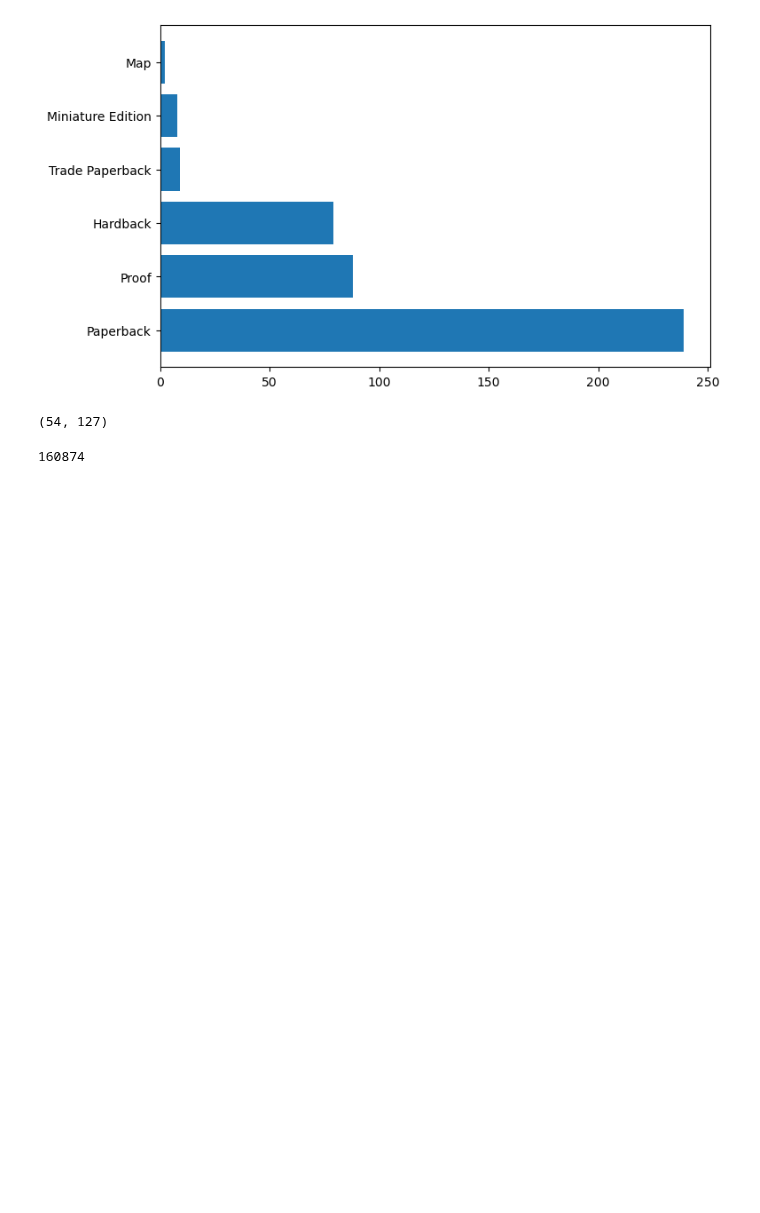
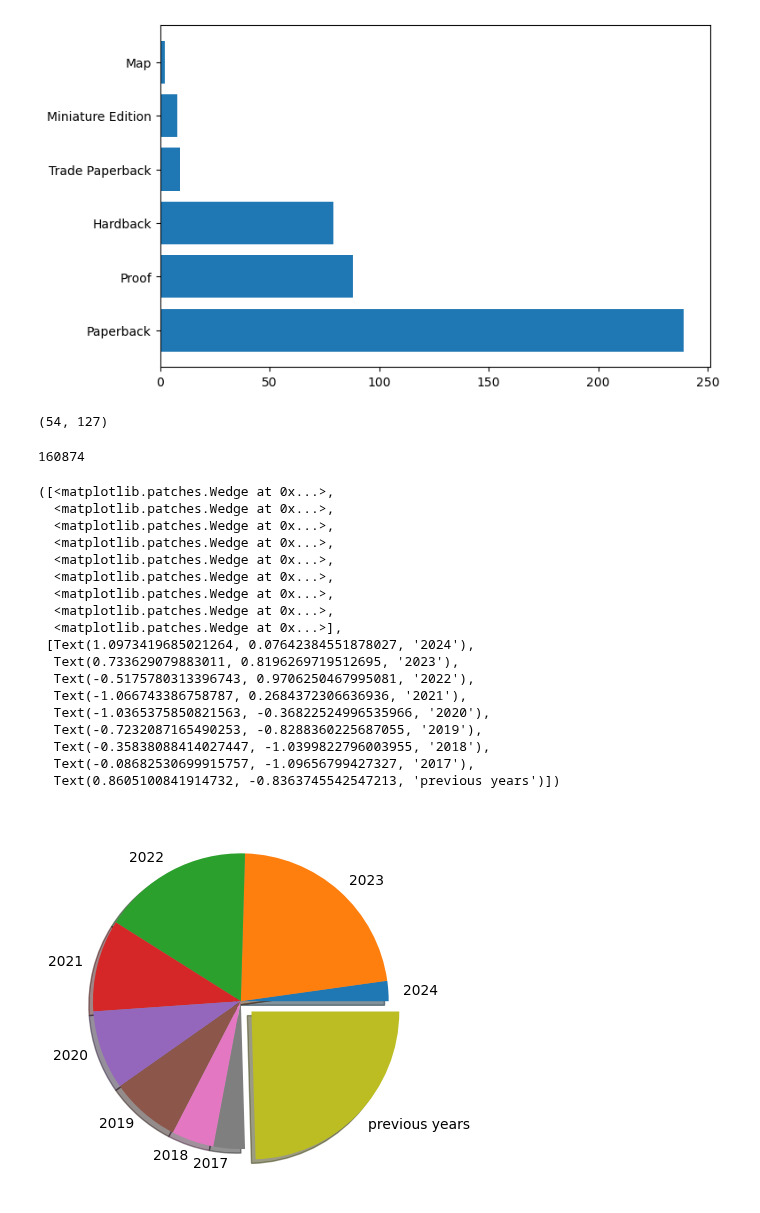
Before and after one commit to Sylabees/library_vis, a Jupyter notebook: 1. DataCleaning.ipynb, the cells around one changed output. Cells and saved outputs as stored; diff of their text form; code cells hidden in the pictures; blank space fills up the shorter version.

Commit message:
added charts to dashboard - messy but working

```diff
--- a/1. DataCleaning.ipynb
+++ b/1. DataCleaning.ipynb
@@ -194,6 +192,32 @@ df['Page number'] = df['Page number'].fillna(0).astype(int)
 df['Page number'].sum()
 # %% [output]
 160874
+# %%
+plt.pie(pub_year_df['frequency'],
+        labels = pub_year_df['pseudo_pub_year'],
+        shadow=True,
+        explode = [0,0,0,0,0,0,0,0,0.1]
+        )
+# %% [output]
+([<matplotlib.patches.Wedge at 0x...>,
+  <matplotlib.patches.Wedge at 0x...>,
+  <matplotlib.patches.Wedge at 0x...>,
+  <matplotlib.patches.Wedge at 0x...>,
+  <matplotlib.patches.Wedge at 0x...>,
+  <matplotlib.patches.Wedge at 0x...>,
+  <matplotlib.patches.Wedge at 0x...>,
+  <matplotlib.patches.Wedge at 0x...>,
+  <matplotlib.patches.Wedge at 0x...>],
+ [Text(1.0973419685021264, 0.07642384551878027, '2024'),
+  Text(0.733629079883011, 0.8196269719512695, '2023'),
+  Text(-0.5175780313396743, 0.9706250467995081, '2022'),
+  Text(-1.066743386758787, 0.2684372306636936, '2021'),
+  Text(-1.0365375850821563, -0.36822524996535966, '2020'),
+  Text(-0.7232087165490253, -0.8288360225687055, '2019'),
+  Text(-0.35838088414027447, -1.0399822796003955, '2018'),
+  Text(-0.08682530699915757, -1.09656799427327, '2017'),
+  Text(0.8605100841914732, -0.8363745542547213, 'previous years')])
+[figure, added]
 # %%
 df[['Read by Stinky', 'Read by Matt']].sum()
 # %% [output]
```
Also changed, not shown: parts of 9 cells of this notebook, 3 other files.
